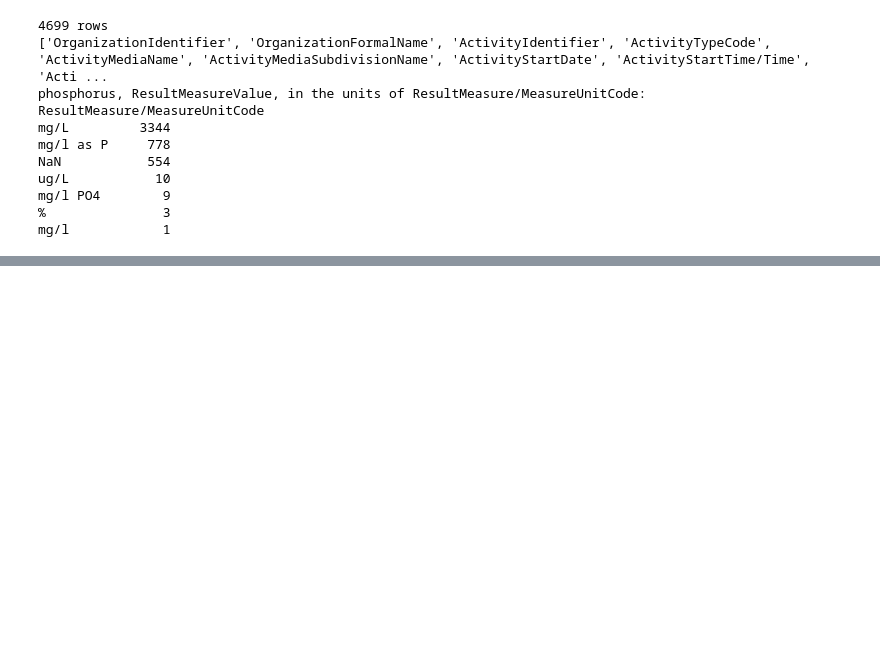
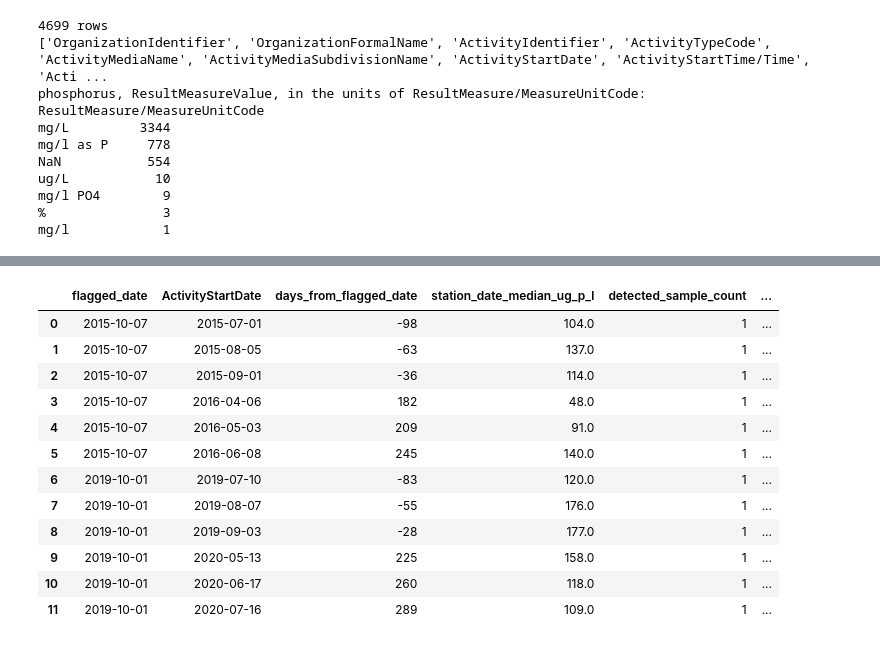
Before and after one commit to jlsouth1/chem527_project, a Jupyter notebook: topic.ipynb, the cells around one changed output, grey strips where cells are left out. Saved outputs shown, nothing was run; the diff lists cells and outputs as text; code cells hidden in the pictures; blank space fills up the shorter version.

```diff
--- a/topic.ipynb
+++ b/topic.ipynb
@@ -28,0 +638,70 @@ mg/l            1
+# %%
+FLAGGED_DATES = pd.to_datetime(["2015-10-07", "2019-10-01"])
+NEIGHBOR_SAMPLE_DATES = 3  # sampling dates on each side; compact local context
+
+station_context = post_2006_station_dates.loc[
+    post_2006_station_dates["MonitoringLocationIdentifier"].eq("21AWIC-672")
+].copy()
+
+station_context["sample_date"] = pd.to_datetime(
+    station_context["ActivityStartDate"]
+)
+station_context["station_date_median_ug_p_l"] = (
+    station_context["detected_median_mg_p_l"] * 1000
+)
+
+available_dates = set(station_context["sample_date"])
+missing_flagged_dates = set(FLAGGED_DATES) - available_dates
+
+if missing_flagged_dates:
+    raise ValueError(f"Flagged dates not found in station summary: {missing_flagged_dates}")
+
+nearby_samples = []
+
+for flagged_date in FLAGGED_DATES:
+    earlier_samples = (
+        station_context.loc[station_context["sample_date"] < flagged_date]
+        .sort_values("sample_date")
+        .tail(NEIGHBOR_SAMPLE_DATES)
+    )
+    later_samples = (
+        station_context.loc[station_context["sample_date"] > flagged_date]
+        .sort_values("sample_date")
+        .head(NEIGHBOR_SAMPLE_DATES)
+    )
+
+    nearby = pd.concat([earlier_samples, later_samples]).copy()
+    nearby["flagged_date"] = flagged_date
+    nearby["days_from_flagged_date"] = (
+        nearby["sample_date"] - flagged_date
+    ).dt.days
+    nearby_samples.append(nearby)
+
+nearby_sample_summary = (
+    pd.concat(nearby_samples, ignore_index=True)
+    [[
+        "flagged_date",
+        "ActivityStartDate",
+        "days_from_flagged_date",
+        "station_date_median_ug_p_l",
+        "detected_sample_count",
+        "nondetected_sample_count",
+    ]]
+    .sort_values(["flagged_date", "ActivityStartDate"])
+)
+
+nearby_sample_summary
+# %% [output]
+|  | flagged_date | ActivityStartDate | days_from_flagged_date | station_date_median_ug_p_l | detected_sample_count | ... |
+| 0 | 2015-10-07 | 2015-07-01 | -98 | 104.0 | 1 | ... |
+| 1 | 2015-10-07 | 2015-08-05 | -63 | 137.0 | 1 | ... |
+| 2 | 2015-10-07 | 2015-09-01 | -36 | 114.0 | 1 | ... |
+| 3 | 2015-10-07 | 2016-04-06 | 182 | 48.0 | 1 | ... |
+| 4 | 2015-10-07 | 2016-05-03 | 209 | 91.0 | 1 | ... |
+| 5 | 2015-10-07 | 2016-06-08 | 245 | 140.0 | 1 | ... |
+| 6 | 2019-10-01 | 2019-07-10 | -83 | 120.0 | 1 | ... |
+| 7 | 2019-10-01 | 2019-08-07 | -55 | 176.0 | 1 | ... |
+| 8 | 2019-10-01 | 2019-09-03 | -28 | 177.0 | 1 | ... |
+| 9 | 2019-10-01 | 2020-05-13 | 225 | 158.0 | 1 | ... |
+| 10 | 2019-10-01 | 2020-06-17 | 260 | 118.0 | 1 | ... |
+| 11 | 2019-10-01 | 2020-07-16 | 289 | 109.0 | 1 | ... |
```
Also changed, not shown: parts of 34 cells of this notebook, 4 other files.
